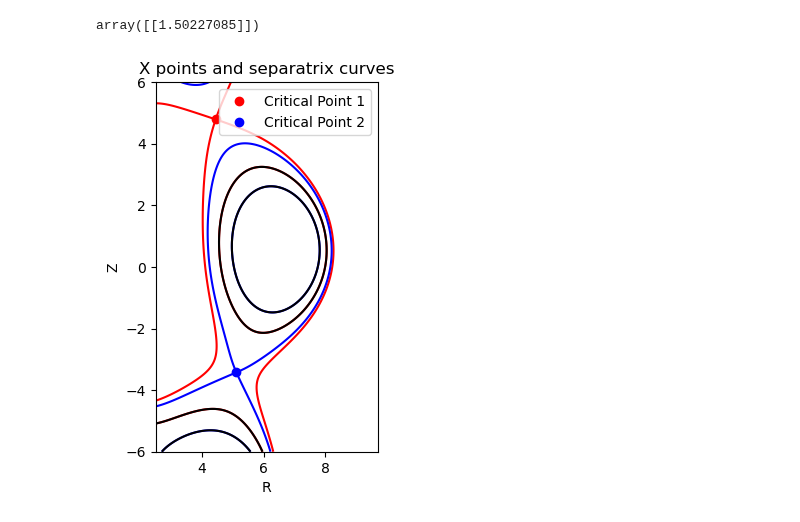
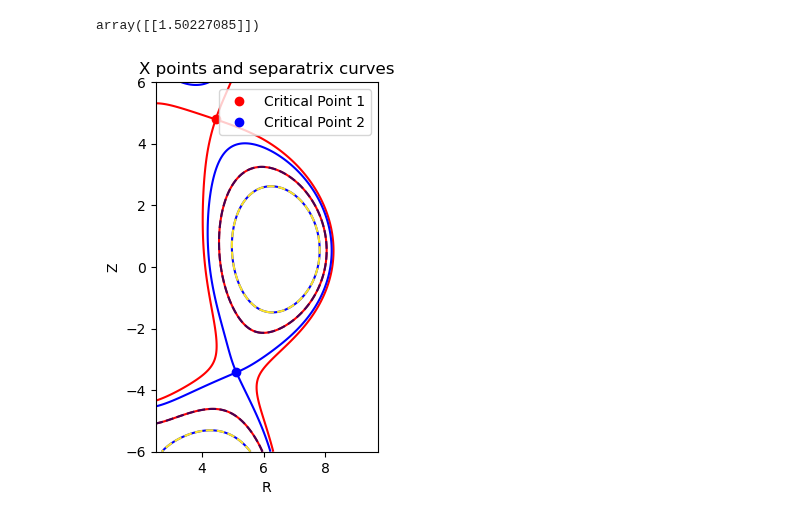
Before and after one commit to Fuad-HH/eqdsk2py, a Jupyter notebook: allCritPoints.ipynb, the cells around one changed output. Drawn from its saved outputs; the diff is of its cells as text; code cells hidden in the pictures.

```diff
--- a/allCritPoints.ipynb
+++ b/allCritPoints.ipynb
@@ -67,20 +67,20 @@ import matplotlib.pyplot as plt
 # %%
 # plot the spline as a contour
 fig = plt.figure()
 ax = fig.add_subplot(111)
 # plot contour using the spline not the psi
-contour = ax.contour(x, y, spline(x, y).T, levels=[x_value[0][0], x_value1[0][0], 3, 5], colors=['red','blue'], label='Separatrix Curves')
-ax.contour(x, y, spline(x, y).T, levels=[3, 5], colors=['black']*2)
+contour = ax.contour(x, y, spline(x, y).T, levels=[x_value[0][0], x_value1[0][0], 3, 5], colors=['red','blue'])
+ax.contour(x, y, spline(x, y).T, levels=[3, 5], linestyles='dashed')
 # plot the critical point x_point
 ax.plot(x_point[0], x_point[1], 'o', color='red', label='Critical Point 1')
 # plot the critical point x_point1
 ax.plot(x_point1[0], x_point1[1], 'o', color='blue', label='Critical Point 2')
 ax.set_xlabel('R')
 ax.set_ylabel('Z')
 ax.legend()
 # make the scale equal on both axis
 ax.set_aspect('equal')
 ax.set_title('X points and separatrix curves')
 plt.show()
 # %% [output]
-[figure, old version]
+[figure, new version]
```
Also changed, not shown: parts of 7 cells of this notebook, 2 other files.
